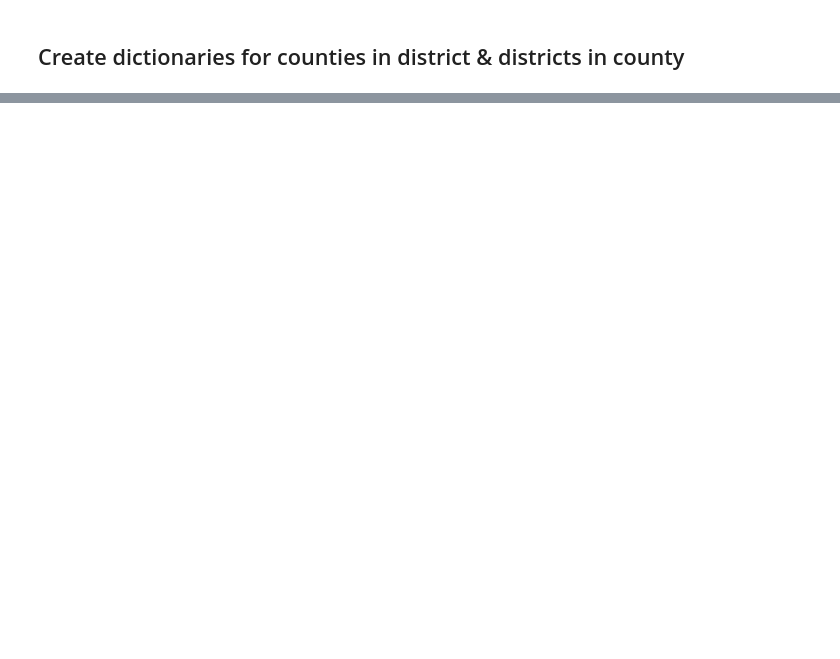
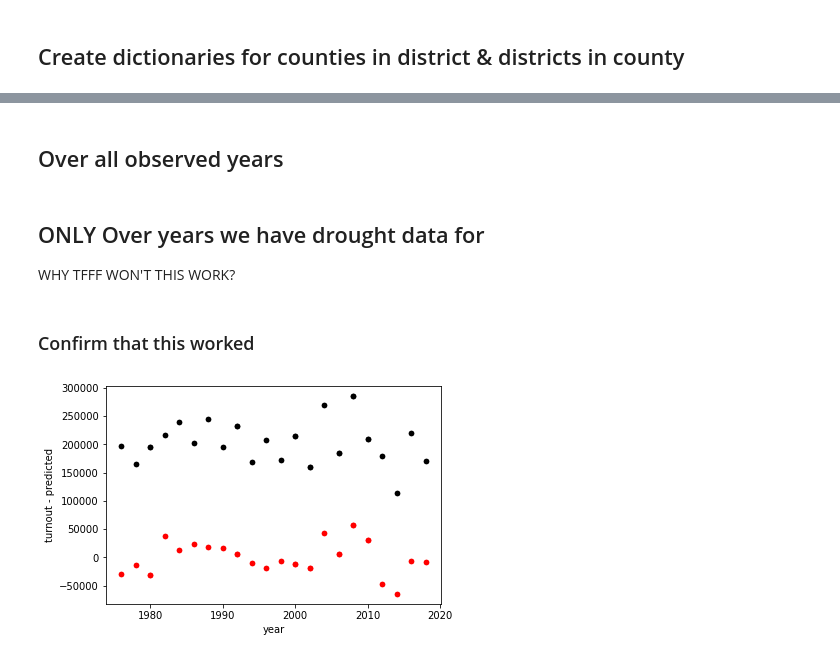
Before and after one commit to m-gaster/Droughts-and-US-Voting, a Jupyter notebook: Impact of Drought on US Voting.ipynb, the cells around one changed output, grey strips where cells are left out. Cells and saved outputs as stored; diff of their text form; code cells hidden in the pictures; blank space fills up the shorter version.

```diff
--- a/Impact of Drought on US Voting.ipynb
+++ b/Impact of Drought on US Voting.ipynb
@@ -429,7 +492,7 @@ Maybe just drop them? There are very few, should be fine if it isn't in one of o
 counties_in_district_dict = {}
 districts_from_county_dict = {}
 
-for state in list(set(merged_district_df['state'])): #nothing special about this df - it's just a list of states
+for state in tqdm(list(set(merged_district_df['state']))): #nothing special about this df - it's just a list of states
     counties_in_district_dict[state] = {}
     districts_from_county_dict[state] = {}
 
@@ -471,0 +567,52 @@ TopologicalError: The operation 'GEOSIntersection_r' could not be performed. Lik
+# %% [markdown]
+## Over all observed years
+# %%
+"""
+steps in this code cell:
+1) select subsets of observations by state and district (e.g. MD 8th district over all years observed)
+2) regress 'totalturnout ~ year + DPres'
+3) put residuals back into subset
+"""
+
+elec_df['turnout - predicted (all years)'] = np.nan #will iteratively fill below
+
+for state in set(elec_df['state']):
+    for district in set(elec_df[elec_df['state']==state]['district']):
+
+        subset = elec_df[(elec_df['state']==state) & (elec_df['district'] == district)]
+        regression_filter = (elec_df['state']==state) & (elec_df['district'] == district)
+
+        regression = smf.ols(formula='totalturnout ~ year + DPres', data=subset)
+        regression_result = regression.fit(cov_type='HC3')
+
+        elec_df.loc[regression_filter, 'turnout - predicted'] = regression_result.resid
+# %% [markdown]
+## ONLY Over years we have drought data for
+
+WHY TFFF WON'T THIS WORK?
+# %%
+"""
+identical steps in this cell as the one above
+"""
+
+elec_df['turnout - predicted (drought years)'] = np.nan #will iteratively fill below
+
+for state in set(elec_df['state']):
+    for district in set(elec_df[elec_df['state']==state]['district']):
+
+        subset = elec_df[(elec_df['state']==state) & (elec_df['district'] == district) & (elec_df['year'] >= BASE_YEAR)]
+        regression_filter = (elec_df['state']==state) & (elec_df['district'] == district) & (elec_df['year'] >= BASE_YEAR)
+
+        regression = smf.ols(formula='totalturnout ~ year + DPres', data=subset)
+        regression_result = regression.fit(cov_type='HC3')
+
+        elec_df.loc[regression_filter, 'turnout - predicted (drought years)'] = regression_result.resid
+# %% [markdown]
+### Confirm that this worked
+# %%
+plotting_subset = elec_df[(elec_df['state']=='CALIFORNIA') & (elec_df['district'] == 8)]
+
+ax1 = plotting_subset.plot.scatter(x='year', y='totalturnout', color='black')
+ax2 = plotting_subset.plot.scatter(x='year', y='turnout - predicted', color='red', ax=ax1)
+# %% [output]
+[figure, added]
```
Also changed, not shown: parts of 30 cells of this notebook.
